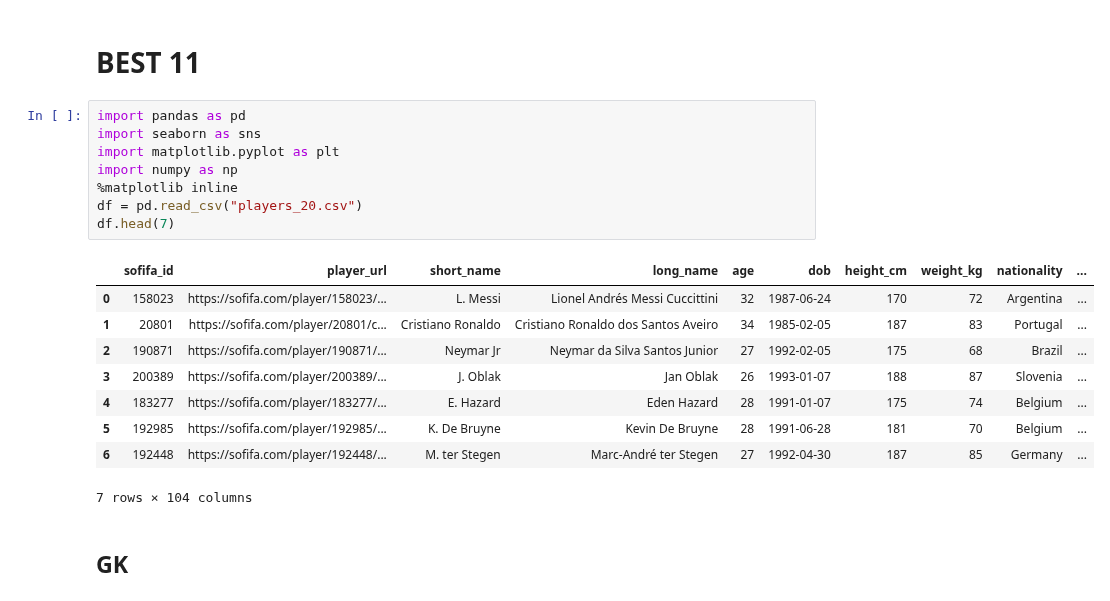
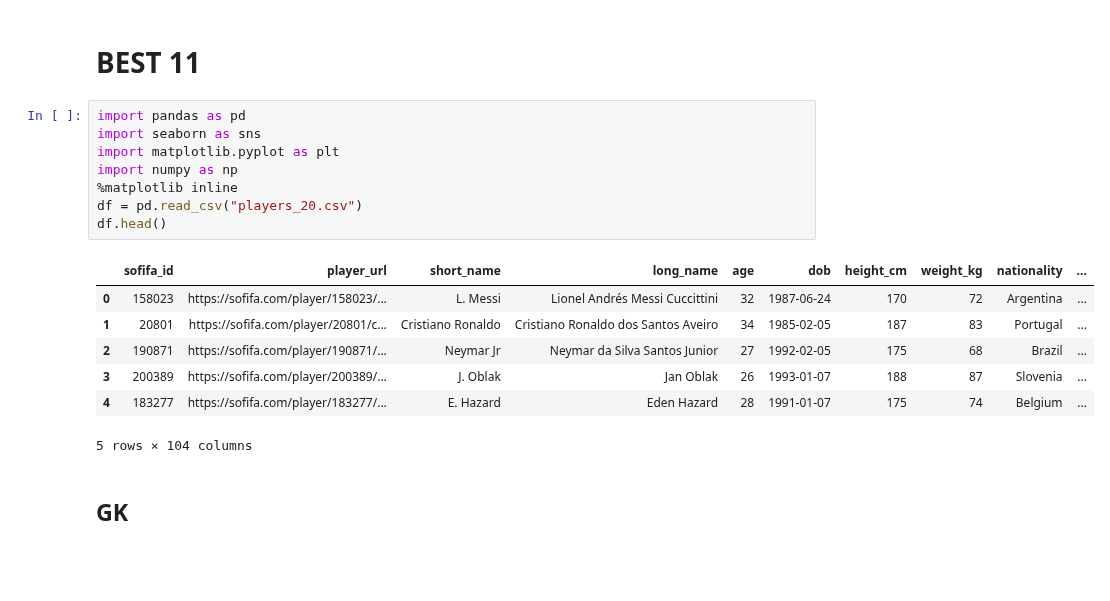
Before and after one commit to johnseo1026/TIL-H, a Jupyter notebook: best11 분석을 통해 만들기.ipynb, the cells around one changed output. Drawn from its saved outputs; the diff is of its cells as text; blank space fills up the shorter version.

```diff
--- a/best11 분석을 통해 만들기.ipynb
+++ b/best11 분석을 통해 만들기.ipynb
@@ -3,21 +3,19 @@
 # %%
 import pandas as pd
 import seaborn as sns
 import matplotlib.pyplot as plt
 import numpy as np
 %matplotlib inline
 df = pd.read_csv("players_20.csv")
-df.head(7)
+df.head()
 # %% [output]
 |  | sofifa_id | player_url | short_name | long_name | age | dob | height_cm | weight_kg | nationality | ... |
 | 0 | 158023 | https://sofifa.com/player/158023/... | L. Messi | Lionel Andrés Messi Cuccittini | 32 | 1987-06-24 | 170 | 72 | Argentina | ... |
 | 1 | 20801 | https://sofifa.com/player/20801/c... | Cristiano Ronaldo | Cristiano Ronaldo dos Santos Aveiro | 34 | 1985-02-05 | 187 | 83 | Portugal | ... |
 | 2 | 190871 | https://sofifa.com/player/190871/... | Neymar Jr | Neymar da Silva Santos Junior | 27 | 1992-02-05 | 175 | 68 | Brazil | ... |
 | 3 | 200389 | https://sofifa.com/player/200389/... | J. Oblak | Jan Oblak | 26 | 1993-01-07 | 188 | 87 | Slovenia | ... |
 | 4 | 183277 | https://sofifa.com/player/183277/... | E. Hazard | Eden Hazard | 28 | 1991-01-07 | 175 | 74 | Belgium | ... |
-| 5 | 192985 | https://sofifa.com/player/192985/... | K. De Bruyne | Kevin De Bruyne | 28 | 1991-06-28 | 181 | 70 | Belgium | ... |
-| 6 | 192448 | https://sofifa.com/player/192448/... | M. ter Stegen | Marc-André ter Stegen | 27 | 1992-04-30 | 187 | 85 | Germany | ... |
-7 rows × 104 columns
+5 rows × 104 columns
 # %% [markdown]
 ## GK
 # %%
```
Also changed, not shown: parts of 2 cells of this notebook.
